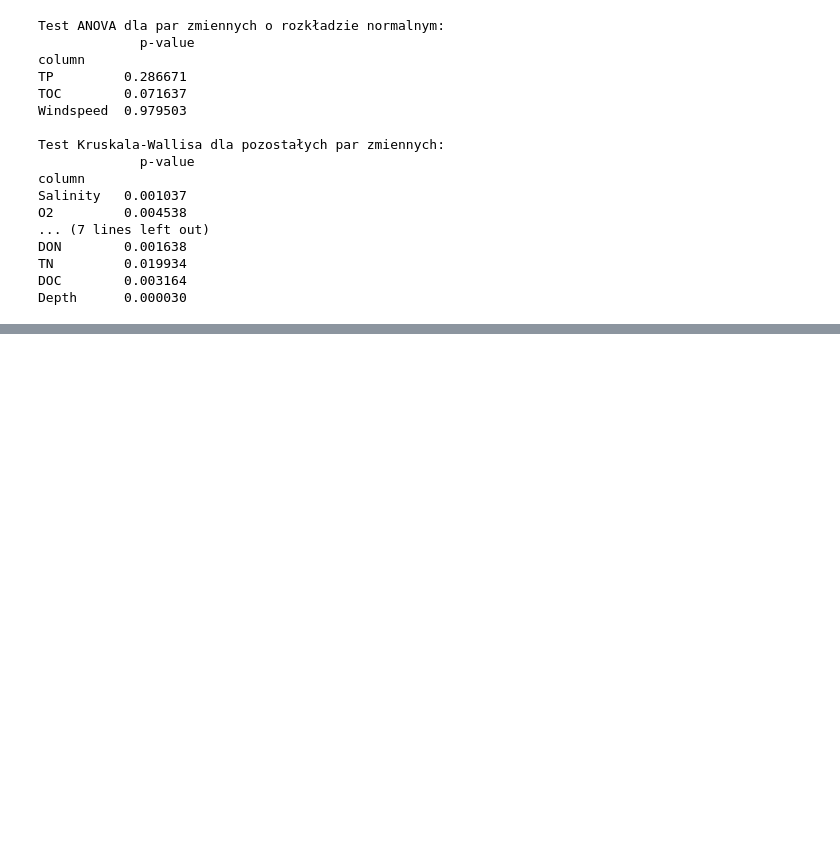
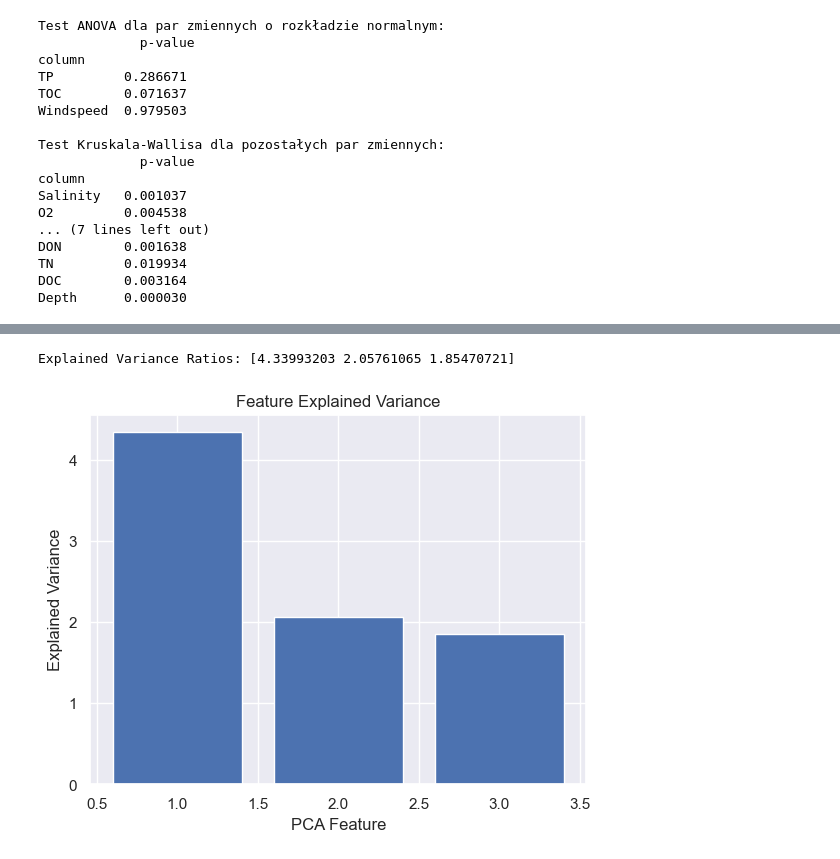
Before and after one commit to 5362396/Statistics-Algebra, a Jupyter notebook: Project/project_AS.ipynb, the cells around one changed output, grey strips where cells are left out. Saved outputs shown, nothing was run; the diff lists cells and outputs as text; code cells hidden in the pictures; blank space fills up the shorter version.

```diff
--- a/Project/project_AS.ipynb
+++ b/Project/project_AS.ipynb
@@ -172,0 +401,3 @@ Depth      0.000030
+# %%
+east_data_sc = StandardScaler().fit_transform(east_data)
+pd.DataFrame(east_data_sc, columns=east_data.columns).head(6)
@@ -172,0 +412,6 @@ Depth      0.000030
+# %%
+pca = PCA(n_components=3)
+pca_features = pca.fit_transform(east_data_sc)
+
+print('Shape before PCA: ', east_data.shape)
+print('Shape after PCA: ', pca_features.shape)
@@ -172,0 +438,18 @@ Depth      0.000030
+# %%
+explained_variance = pca.explained_variance_
+print(f'Explained Variance Ratios: {explained_variance}')
+# %% [output]
+Explained Variance Ratios: [4.33993203 2.05761065 1.85470721]
+# %%
+sns.set()
+
+pca = PCA(n_components=3)
+pca.fit_transform(east_data_sc)
+
+plt.bar(range(1, len(explained_variance) + 1), explained_variance)
+plt.xlabel('PCA Feature')
+plt.ylabel('Explained Variance')
+plt.title('Feature Explained Variance')
+plt.show()
+# %% [output]
+[figure, added]
```
Also changed, not shown: parts of 51 cells of this notebook.
